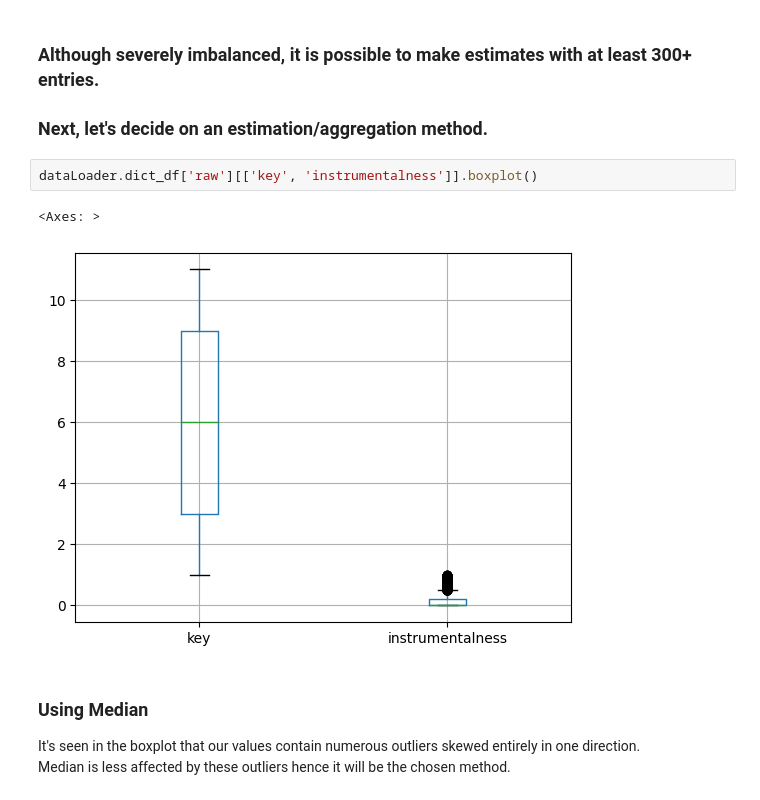
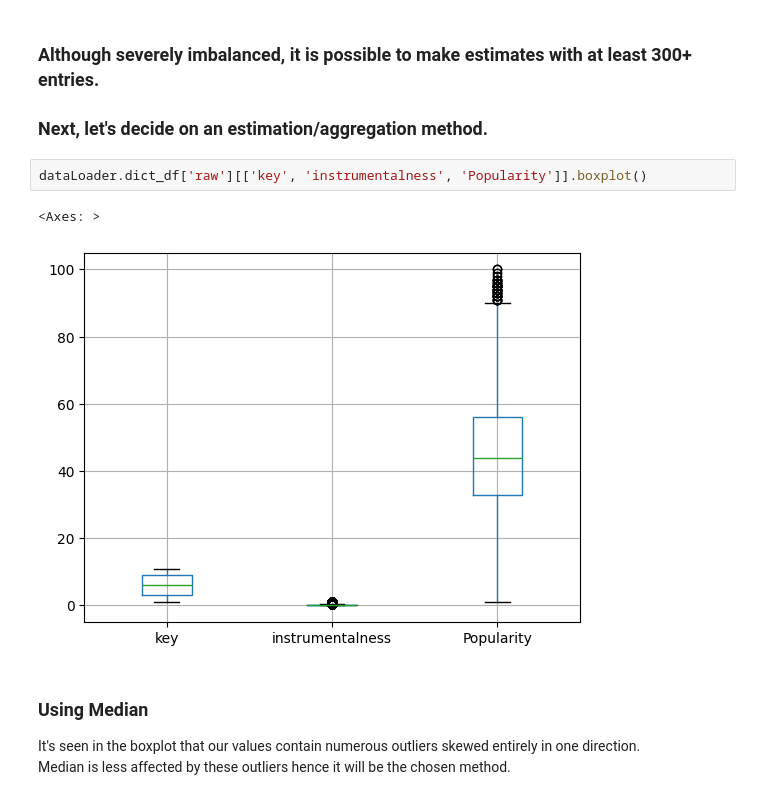
Before and after one commit to CharlesO55/MACHLRN-MP-Music, a Jupyter notebook: 1 Preprocessing.ipynb, the cells around one changed output. Drawn from its saved outputs; the diff is of its cells as text.

```diff
--- a/1 Preprocessing.ipynb
+++ b/1 Preprocessing.ipynb
@@ -228,10 +228,10 @@ Name: count, dtype: int64
 
 ### Next, let's decide on an estimation/aggregation method.
 # %%
-dataLoader.dict_df['raw'][['key', 'instrumentalness']].boxplot()
+dataLoader.dict_df['raw'][['key', 'instrumentalness', 'Popularity']].boxplot()
 # %% [output]
 <Axes: >
-[figure, old version]
+[figure, new version]
 # %% [markdown]
 ### Using Median
 It's seen in the boxplot that our values contain numerous outliers skewed entirely in one direction.<br>
```
Also changed, not shown: parts of 3 cells of this notebook, 1 other file.
